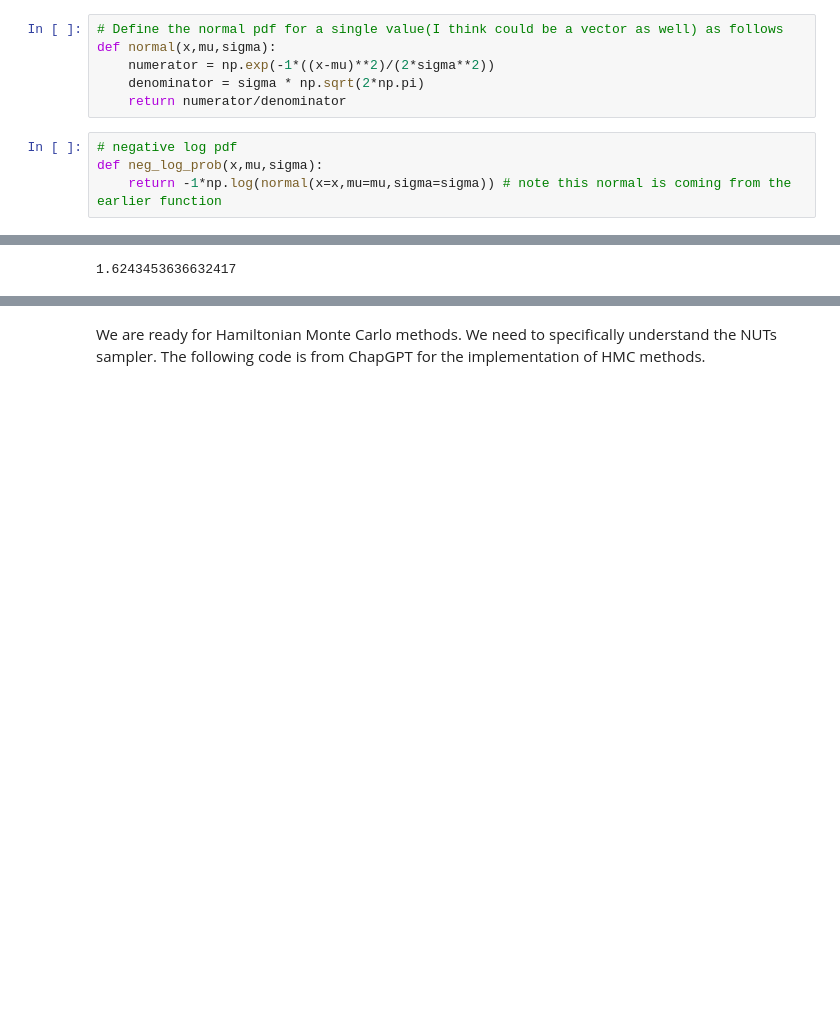
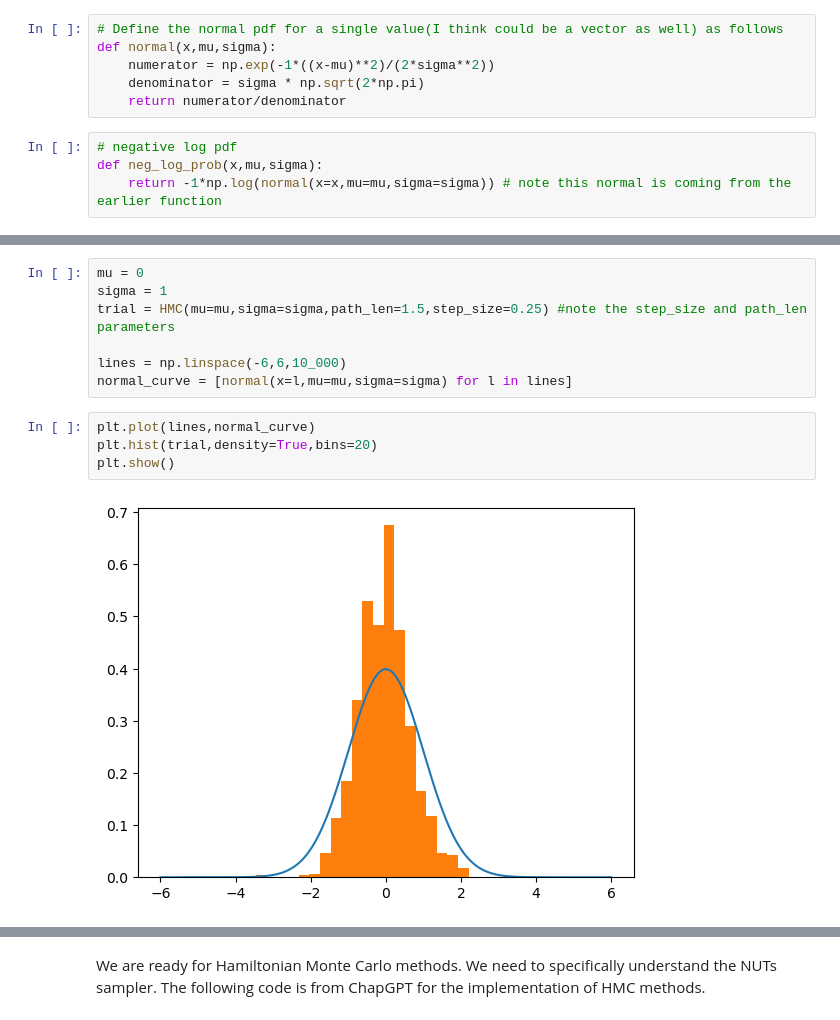
Before and after one commit to Gayara-Fernando/Bayes_computations, a Jupyter notebook: HMC_methods.ipynb, the cells around one changed output, grey strips where cells are left out. Saved outputs shown, nothing was run; the diff lists cells and outputs as text; blank space fills up the shorter version.

```diff
--- a/HMC_methods.ipynb
+++ b/HMC_methods.ipynb
@@ -68,3 +111,13 @@ def HMC(mu = 0.1, sigma, = 1.0, path_len = 1, step_size = 0.25, initial_position
 # %%
+mu = 0
+sigma = 1
+trial = HMC(mu=mu,sigma=sigma,path_len=1.5,step_size=0.25) #note the step_size and path_len parameters
+
+lines = np.linspace(-6,6,10_000)
+normal_curve = [normal(x=l,mu=mu,sigma=sigma) for l in lines]
-# %% [output]
-1.6243453636632417
+# %%
+plt.plot(lines,normal_curve)
+plt.hist(trial,density=True,bins=20)
+plt.show()
+# %% [output]
+[figure, added]
```
Also changed, not shown: parts of 4 cells of this notebook.
